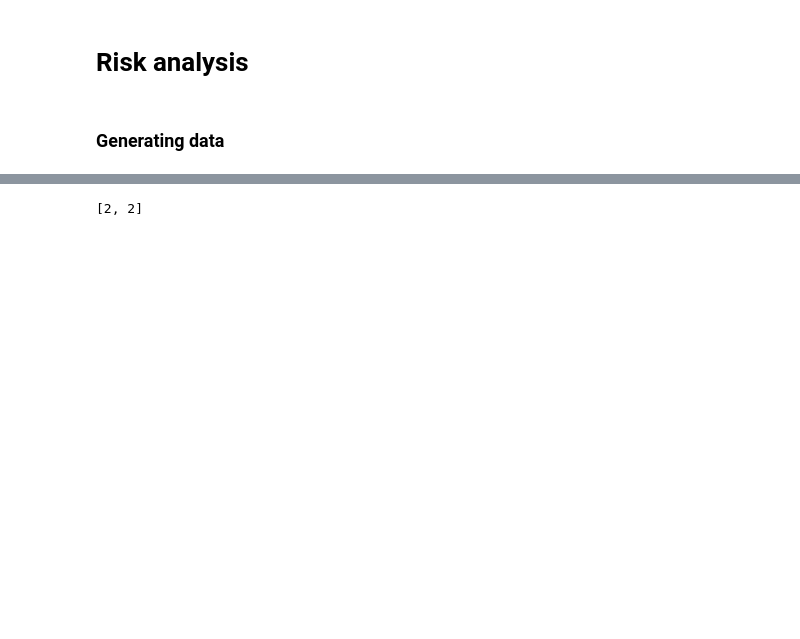
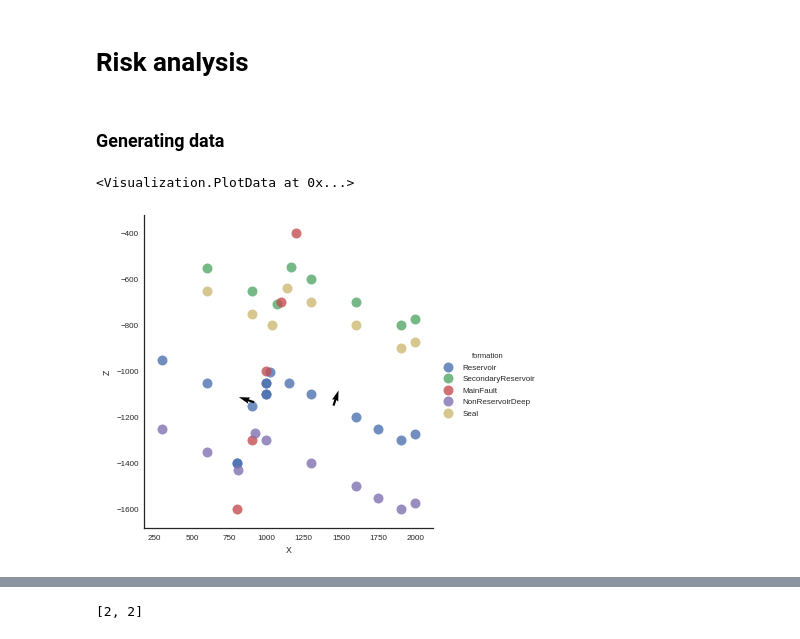
Before and after one commit to nre-aachen/gempy, a Jupyter notebook: Prototype Notebook/FabianThesis.ipynb, the cells around one changed output, grey strips where cells are left out. Cells and saved outputs as stored; diff of their text form; code cells hidden in the pictures; blank space fills up the shorter version.

```diff
--- a/Prototype Notebook/FabianThesis.ipynb
+++ b/Prototype Notebook/FabianThesis.ipynb
@@ -39,0 +40,5 @@ geo_data = GeMpy.import_data([0,2000,0,2000,-2000,0],[ 40, 40, 40],
+# %%
+GeMpy.plot_data(geo_data)
+# %% [output]
+<Visualization.PlotData at 0x...>
+[figure, added]
```
Also changed, not shown: parts of 12 cells of this notebook, 4 other files.
